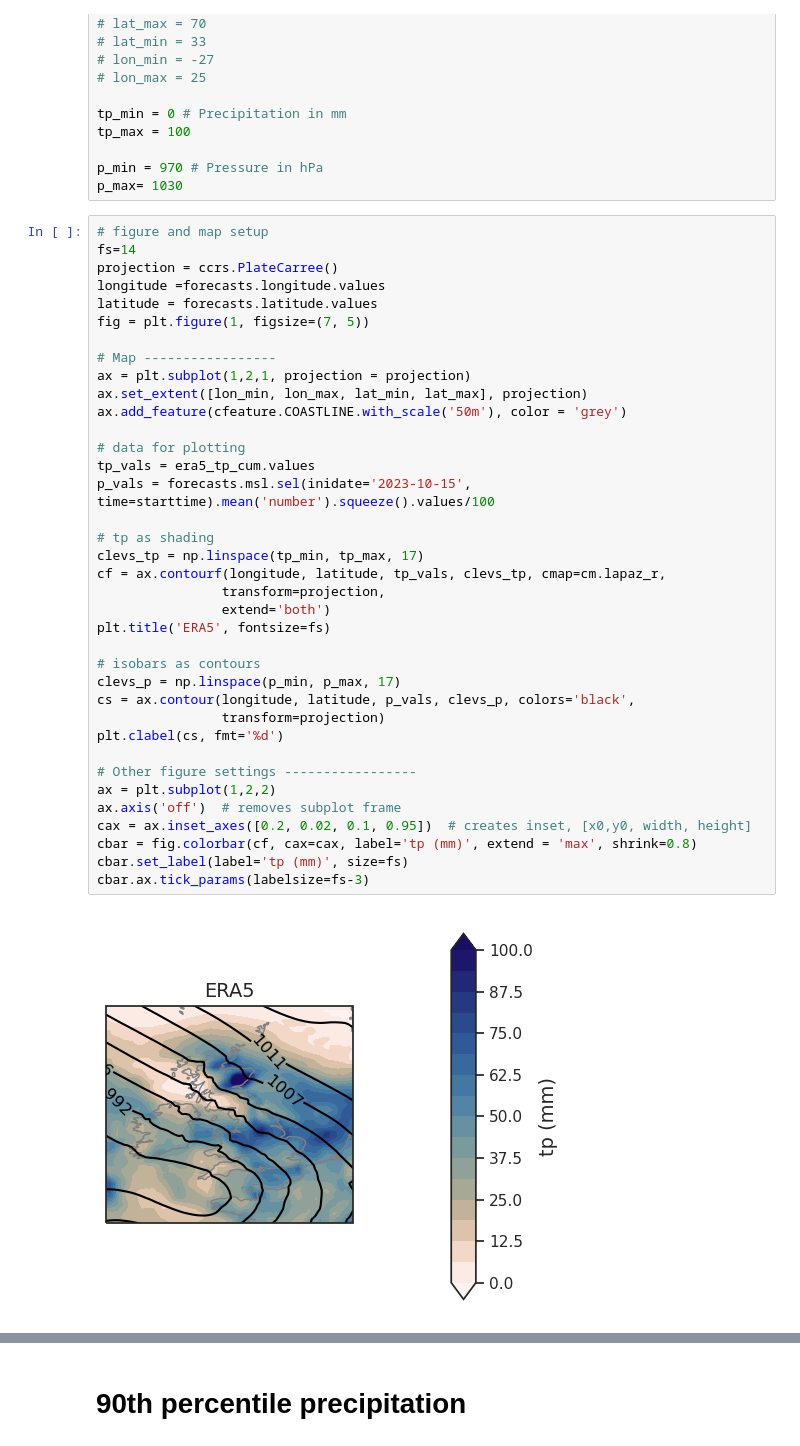
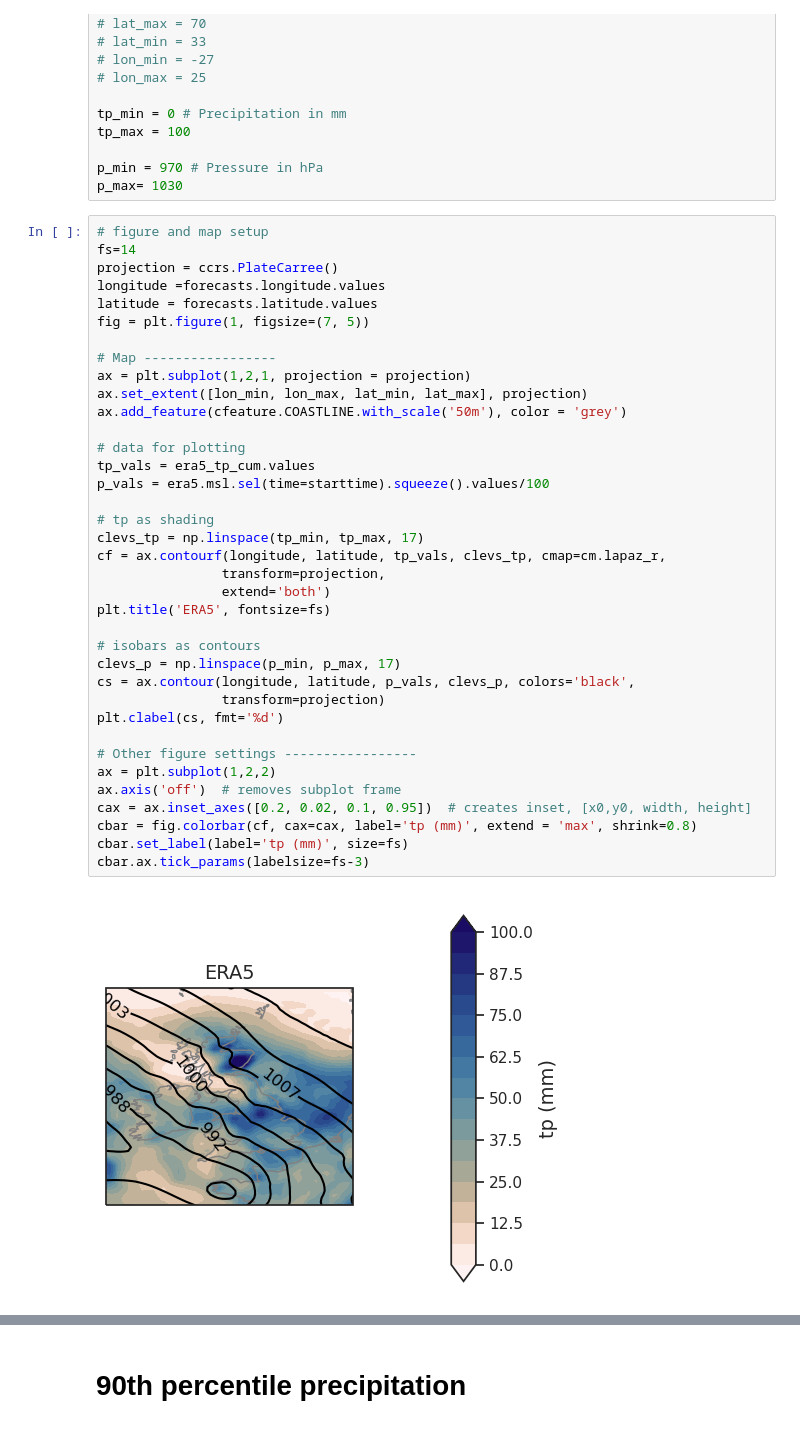
Before and after one commit to shirin-ermis/Storm_Babet, a Jupyter notebook: notebooks/04_predictability.ipynb, the cells around one changed output, grey strips where cells are left out. Drawn from its saved outputs; the diff is of its cells as text.

```diff
--- a/notebooks/04_predictability.ipynb
+++ b/notebooks/04_predictability.ipynb
@@ -151,35 +131,35 @@ fig = plt.figure(1, figsize=(7, 5))
 
 # Map -----------------
 ax = plt.subplot(1,2,1, projection = projection)
 ax.set_extent([lon_min, lon_max, lat_min, lat_max], projection)
 ax.add_feature(cfeature.COASTLINE.with_scale('50m'), color = 'grey')
 
 # data for plotting
 tp_vals = era5_tp_cum.values
-p_vals = forecasts.msl.sel(inidate='2023-10-15', time=starttime).mean('number').squeeze().values/100
+p_vals = era5.msl.sel(time=starttime).squeeze().values/100
 
 # tp as shading
 clevs_tp = np.linspace(tp_min, tp_max, 17)
 cf = ax.contourf(longitude, latitude, tp_vals, clevs_tp, cmap=cm.lapaz_r,
                 transform=projection,
                 extend='both')
 plt.title('ERA5', fontsize=fs)
 
 # isobars as contours
 clevs_p = np.linspace(p_min, p_max, 17)
 cs = ax.contour(longitude, latitude, p_vals, clevs_p, colors='black',
                 transform=projection)
 plt.clabel(cs, fmt='%d')
 
 # Other figure settings -----------------
 ax = plt.subplot(1,2,2)
 ax.axis('off')  # removes subplot frame
 cax = ax.inset_axes([0.2, 0.02, 0.1, 0.95])  # creates inset, [x0,y0, width, height]
 cbar = fig.colorbar(cf, cax=cax, label='tp (mm)', extend = 'max', shrink=0.8)
 cbar.set_label(label='tp (mm)', size=fs)
 cbar.ax.tick_params(labelsize=fs-3)
 # %% [output]
-[figure, old version]
+[figure, new version]
 # %%
 # figure and map setup
 fs=14
```
Also changed, not shown: parts of 5 cells of this notebook.
